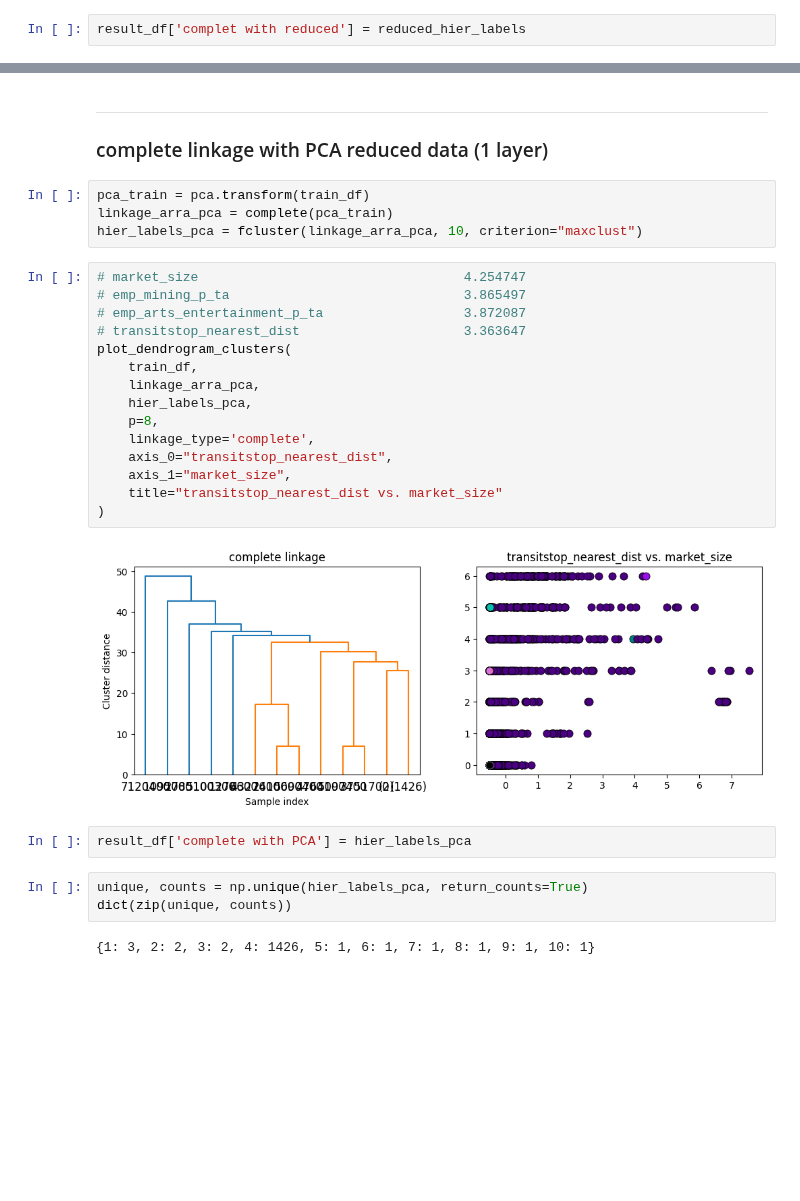
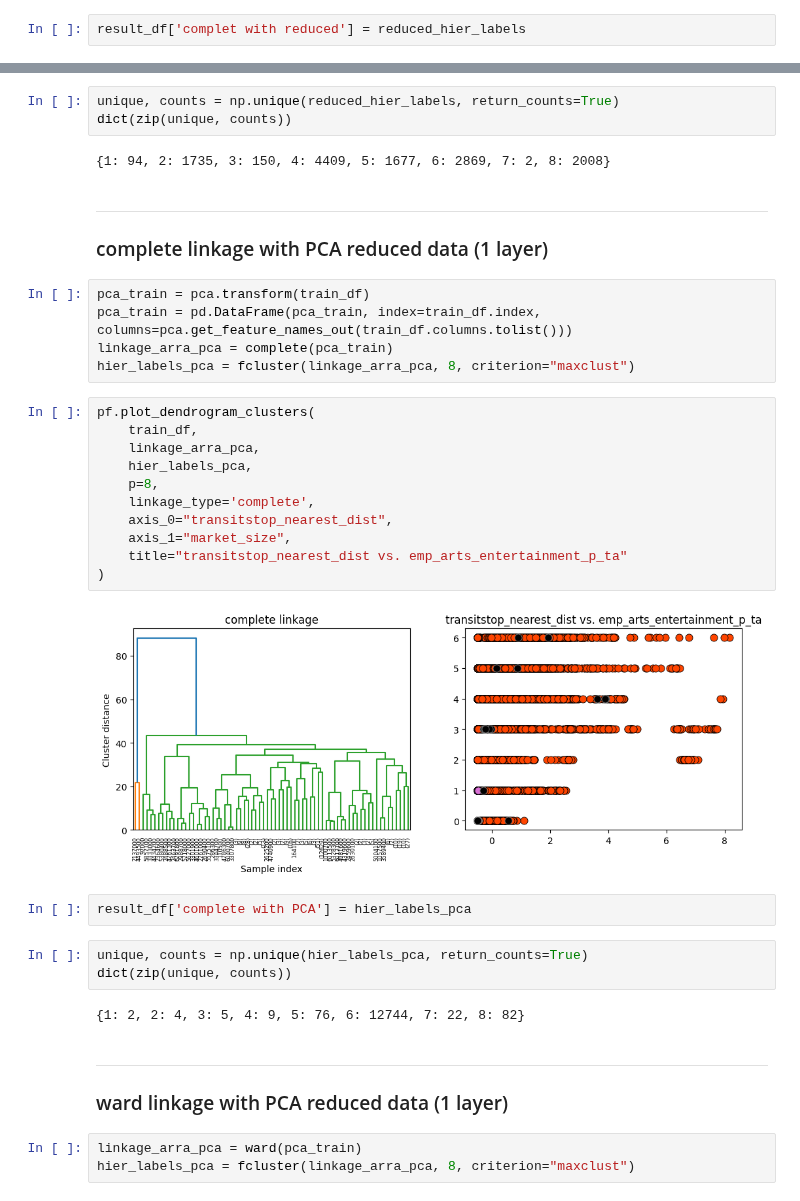
Before and after one commit to mozhao0331/Restaurant_Segmentation_Analysis, a Jupyter notebook: doc/subway_us/initial_model.ipynb, the cells around one changed output, grey strips where cells are left out. Saved outputs shown, nothing was run; the diff lists cells and outputs as text; blank space fills up the shorter version.

```diff
--- a/doc/subway_us/initial_model.ipynb
+++ b/doc/subway_us/initial_model.ipynb
@@ -410,31 +448,39 @@ dict(zip(unique, counts))
+# %%
+unique, counts = np.unique(reduced_hier_labels, return_counts=True)
+dict(zip(unique, counts))
+# %% [output]
+{1: 94, 2: 1735, 3: 150, 4: 4409, 5: 1677, 6: 2869, 7: 2, 8: 2008}
 # %% [markdown]
 ---
 ### complete linkage with PCA reduced data (1 layer)
 # %%
 pca_train = pca.transform(train_df)
+pca_train = pd.DataFrame(pca_train, index=train_df.index, columns=pca.get_feature_names_out(train_df.columns.tolist()))
 linkage_arra_pca = complete(pca_train)
-hier_labels_pca = fcluster(linkage_arra_pca, 10, criterion="maxclust")
+hier_labels_pca = fcluster(linkage_arra_pca, 8, criterion="maxclust")
 # %%
-# market_size                                  4.254747
-# emp_mining_p_ta                              3.865497
-# emp_arts_entertainment_p_ta                  3.872087
-# transitstop_nearest_dist                     3.363647
-plot_dendrogram_clusters(
+pf.plot_dendrogram_clusters(
     train_df,
     linkage_arra_pca,
     hier_labels_pca,
     p=8,
     linkage_type='complete',
     axis_0="transitstop_nearest_dist",
     axis_1="market_size",
-    title="transitstop_nearest_dist vs. market_size"
+    title="transitstop_nearest_dist vs. emp_arts_entertainment_p_ta"
 )
 # %% [output]
-[figure, old version]
+[figure, new version]
 # %%
 result_df['complete with PCA'] = hier_labels_pca
 # %%
 unique, counts = np.unique(hier_labels_pca, return_counts=True)
 dict(zip(unique, counts))
 # %% [output]
-{1: 3, 2: 2, 3: 2, 4: 1426, 5: 1, 6: 1, 7: 1, 8: 1, 9: 1, 10: 1}
+{1: 2, 2: 4, 3: 5, 4: 9, 5: 76, 6: 12744, 7: 22, 8: 82}
+# %% [markdown]
+---
+### ward linkage with PCA reduced data (1 layer)
+# %%
+linkage_arra_pca = ward(pca_train)
+hier_labels_pca = fcluster(linkage_arra_pca, 8, criterion="maxclust")
```
Also changed, not shown: parts of 38 cells of this notebook, 2 other files.
